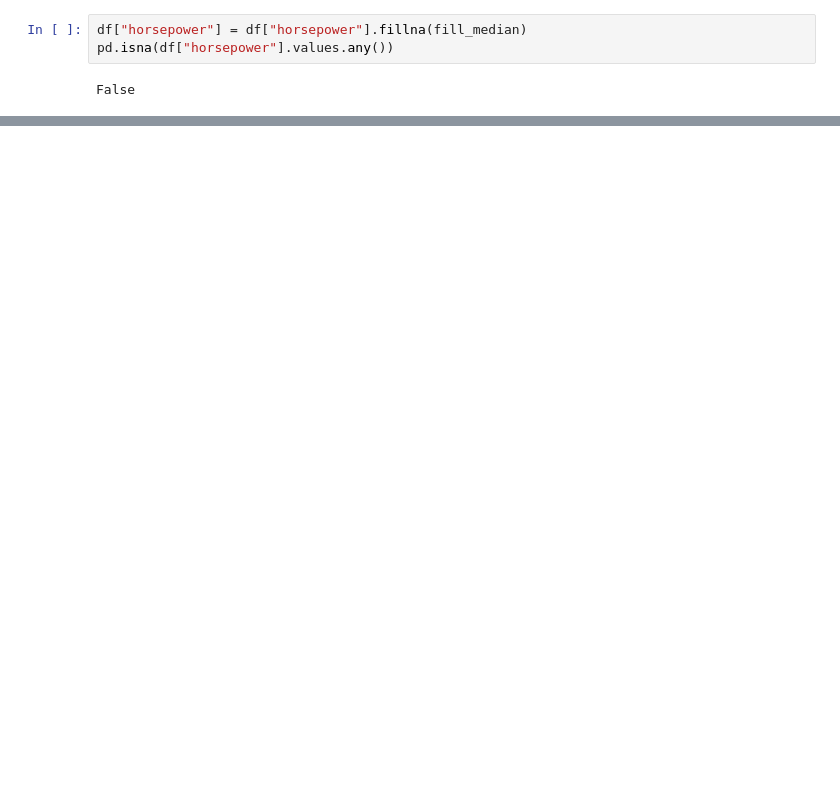
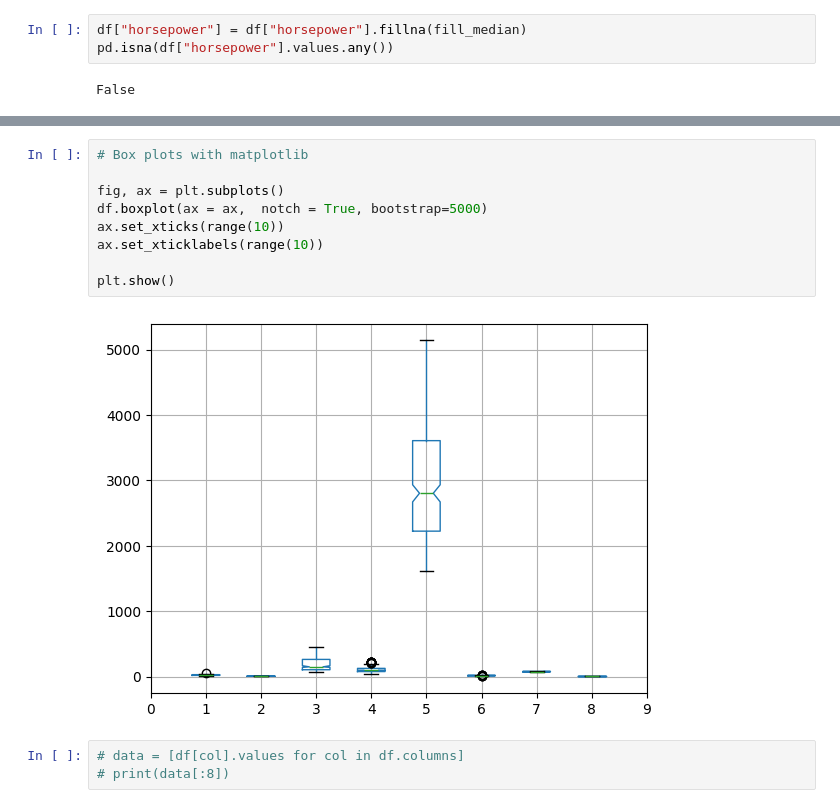
Before and after one commit to venkata2604/aiml_basics, a Jupyter notebook: module2/pandas.ipynb, the cells around one changed output, grey strips where cells are left out. Drawn from its saved outputs; the diff is of its cells as text; blank space fills up the shorter version.

```diff
--- a/module2/pandas.ipynb
+++ b/module2/pandas.ipynb
@@ -214,0 +234,14 @@ array([[0.59616758, 0.83656439, 0.97766119, 0.52266486],
+# %%
+# Box plots with matplotlib
+
+fig, ax = plt.subplots()
+df.boxplot(ax = ax,  notch = True, bootstrap=5000)
+ax.set_xticks(range(10))
+ax.set_xticklabels(range(10))
+
+plt.show()
+# %% [output]
+[figure, added]
+# %%
+# data = [df[col].values for col in df.columns]
+# print(data[:8])
```
Also changed, not shown: parts of 65 cells of this notebook, 1 other file.
